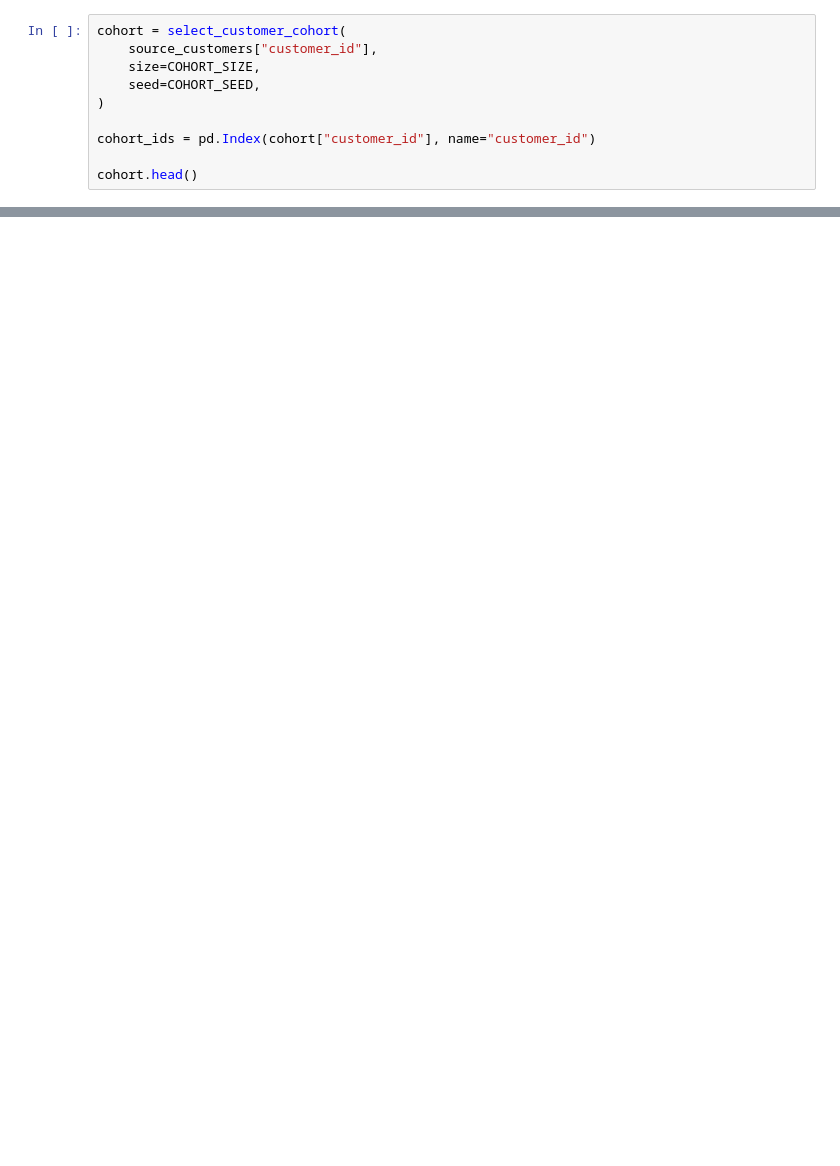
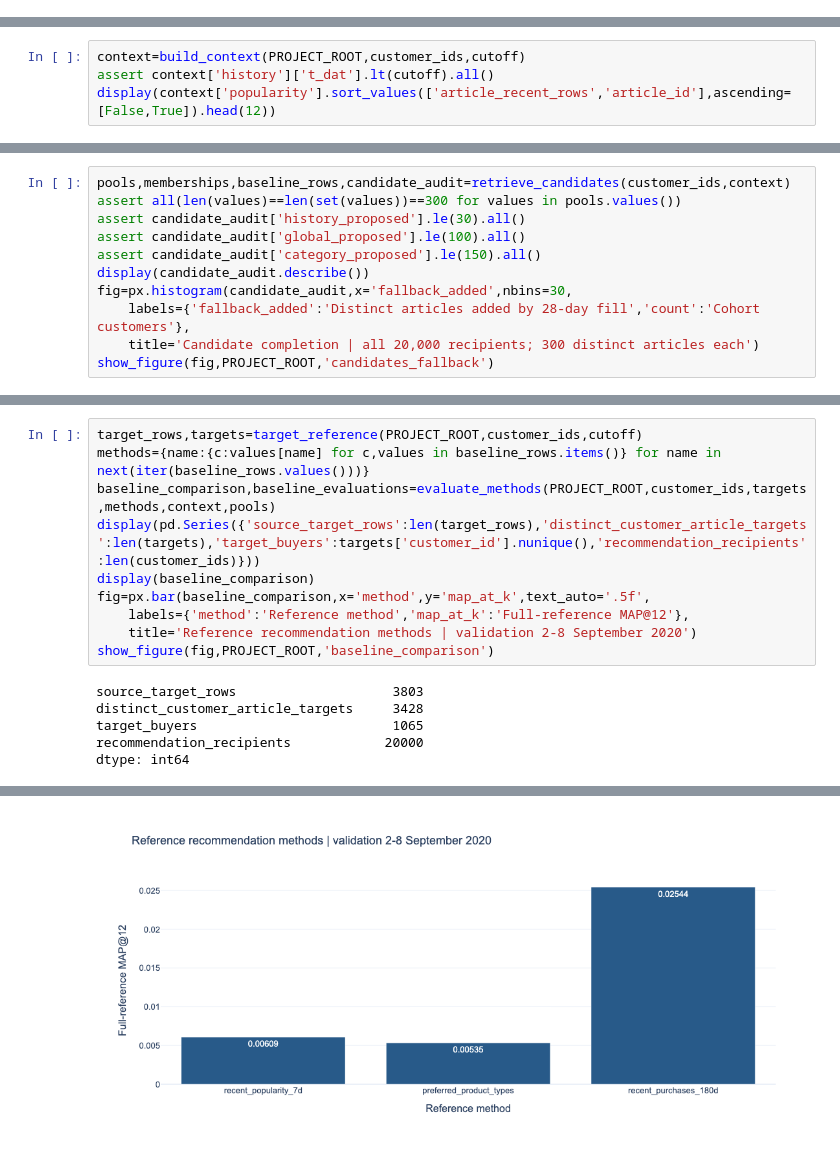
Before and after one commit to Songhai9/atelier-ai-project, a Jupyter notebook: notebooks/03_candidates_and_features.ipynb, the cells around one changed output, grey strips where cells are left out. Saved outputs shown, nothing was run; the diff lists cells and outputs as text; blank space fills up the shorter version.

Commit message:
Build planned retrieval sources and six-week ranking inputs

```diff
--- a/notebooks/03_candidates_and_features.ipynb
+++ b/notebooks/03_candidates_and_features.ipynb
@@ -214,10 +0,0 @@ The cohort limits per-customer recommendation work. Global popularity statistics
-# %%
-cohort = select_customer_cohort(
-    source_customers["customer_id"],
-    size=COHORT_SIZE,
-    seed=COHORT_SEED,
-)
-
-cohort_ids = pd.Index(cohort["customer_id"], name="customer_id")
-
-cohort.head()
@@ -3106,0 +45,4 @@ plt.show()
+# %%
+context=build_context(PROJECT_ROOT,customer_ids,cutoff)
+assert context['history']['t_dat'].lt(cutoff).all()
+display(context['popularity'].sort_values(['article_recent_rows','article_id'],ascending=[False,True]).head(12))
@@ -3106,0 +72,11 @@ plt.show()
+# %%
+pools,memberships,baseline_rows,candidate_audit=retrieve_candidates(customer_ids,context)
+assert all(len(values)==len(set(values))==300 for values in pools.values())
+assert candidate_audit['history_proposed'].le(30).all()
+assert candidate_audit['global_proposed'].le(100).all()
+assert candidate_audit['category_proposed'].le(150).all()
+display(candidate_audit.describe())
+fig=px.histogram(candidate_audit,x='fallback_added',nbins=30,
+    labels={'fallback_added':'Distinct articles added by 28-day fill','count':'Cohort customers'},
+    title='Candidate completion | all 20,000 recipients; 300 distinct articles each')
+show_figure(fig,PROJECT_ROOT,'candidates_fallback')
@@ -3106,0 +102,16 @@ plt.show()
+# %%
+target_rows,targets=target_reference(PROJECT_ROOT,customer_ids,cutoff)
+methods={name:{c:values[name] for c,values in baseline_rows.items()} for name in next(iter(baseline_rows.values()))}
+baseline_comparison,baseline_evaluations=evaluate_methods(PROJECT_ROOT,customer_ids,targets,methods,context,pools)
+display(pd.Series({'source_target_rows':len(target_rows),'distinct_customer_article_targets':len(targets),'target_buyers':targets['customer_id'].nunique(),'recommendation_recipients':len(customer_ids)}))
+display(baseline_comparison)
+fig=px.bar(baseline_comparison,x='method',y='map_at_k',text_auto='.5f',
+    labels={'method':'Reference method','map_at_k':'Full-reference MAP@12'},
+    title='Reference recommendation methods | validation 2-8 September 2020')
+show_figure(fig,PROJECT_ROOT,'baseline_comparison')
+# %% [output]
+source_target_rows                    3803
+distinct_customer_article_targets     3428
+target_buyers                         1065
+recommendation_recipients            20000
+dtype: int64
@@ -3106,0 +122 @@ plt.show()
+[figure, added]
```
Also changed, not shown: parts of 153 cells of this notebook, 11 other files.
